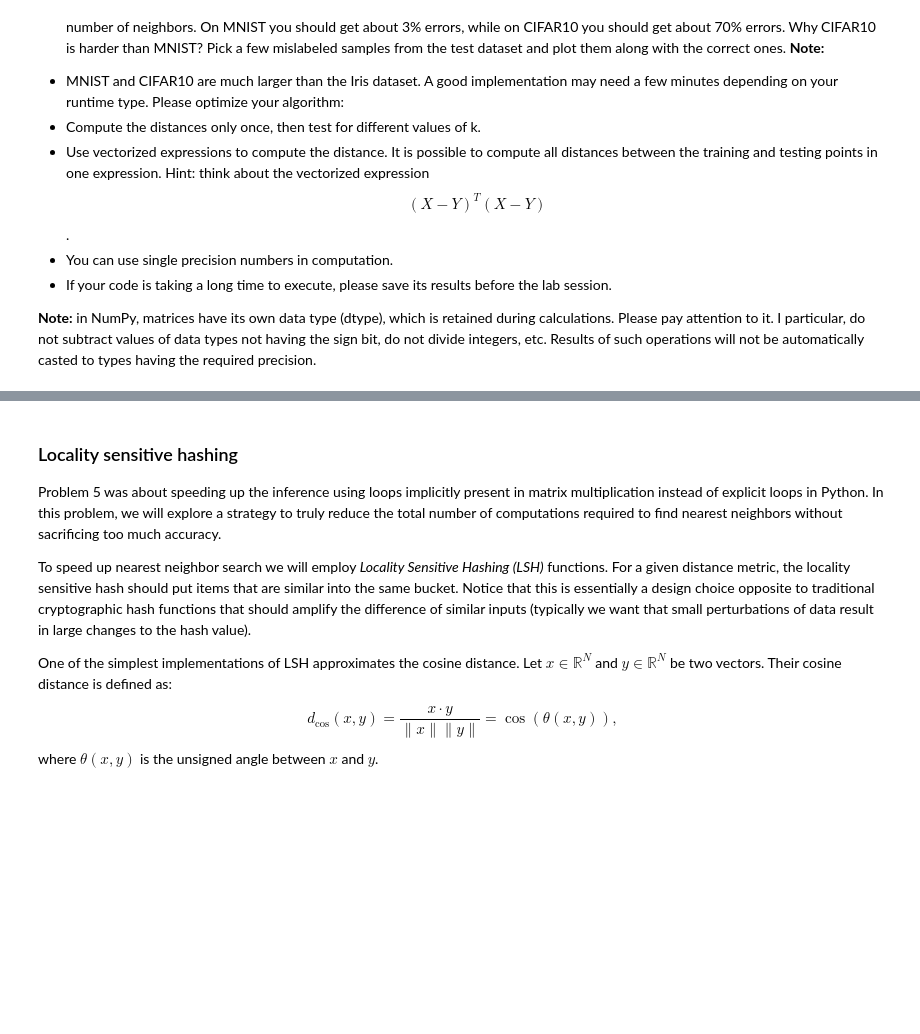
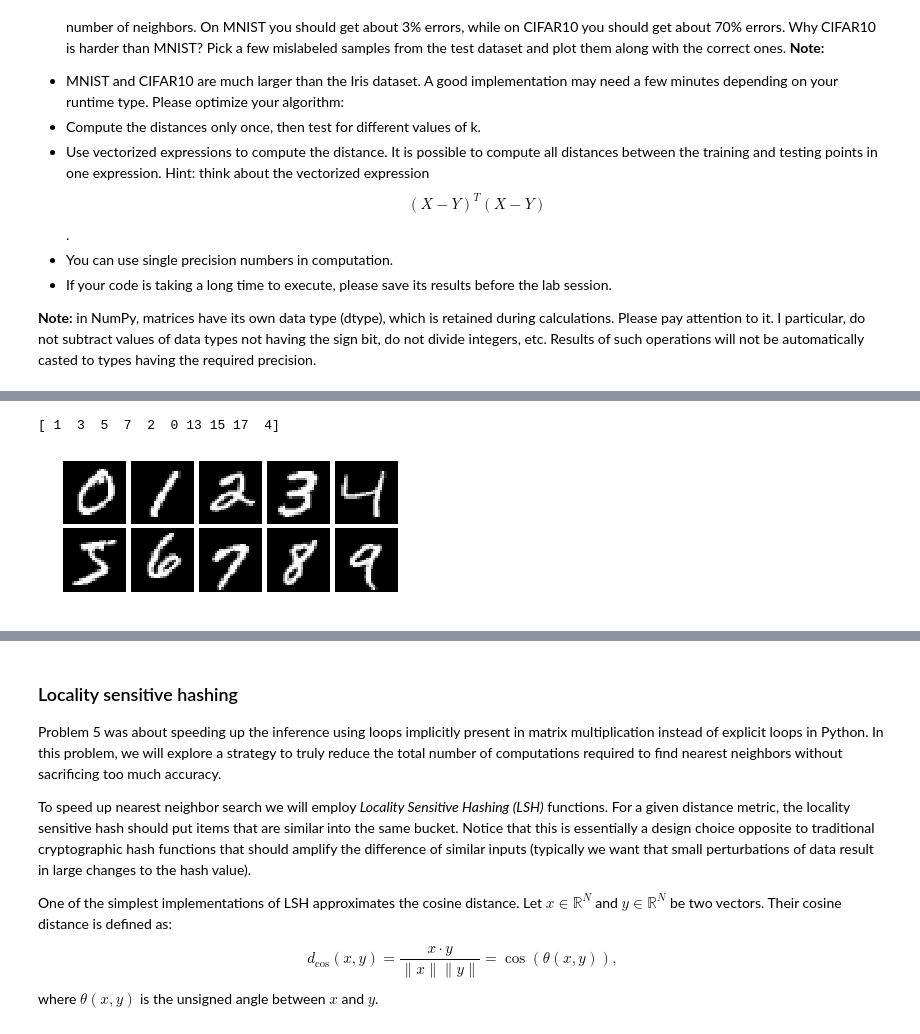
Before and after one commit to derenio/nn_assignments, a Jupyter notebook: assignment1/Assignment1_solutions.ipynb, the cells around one changed output, grey strips where cells are left out. Cells and saved outputs as stored; diff of their text form; code cells hidden in the pictures; blank space fills up the shorter version.

```diff
--- a/assignment1/Assignment1_solutions.ipynb
+++ b/assignment1/Assignment1_solutions.ipynb
@@ -589,8 +589,9 @@ with np.load('mnist.npz') as data:
     mnist_test_data_uint8 = data['test_data']
     mnist_test_labels_int64 = data['test_labels']
 
+MNIST_TRAIN_SIZE = 50000
 # Split train data into train and validation sets
-mnist_train_data_uint8 = mnist_full_train_data_uint8[:50000]
-mnist_train_labels_int64 = mnist_full_train_labels_int64[:50000]
-mnist_valid_data_uint8 = mnist_full_train_data_uint8[50000:]
-mnist_valid_labels_int64 = mnist_full_train_labels_int64[50000:]
+mnist_train_data_uint8 = mnist_full_train_data_uint8[:MNIST_TRAIN_SIZE]
+mnist_train_labels_int64 = mnist_full_train_labels_int64[:MNIST_TRAIN_SIZE]
+mnist_valid_data_uint8 = mnist_full_train_data_uint8[MNIST_TRAIN_SIZE:]
+mnist_valid_labels_int64 = mnist_full_train_labels_int64[MNIST_TRAIN_SIZE:]
@@ -607,4 +627,10 @@ with np.load('cifar.npz') as data:
 # %%
 #
 # TODO: plot an example of each class on MNIST and on CIFAR-10
 #
+labels, indices = np.unique(mnist_train_labels_int64, return_index=True)
+print(indices)
+plot_mat(mnist_train_data_uint8[indices, np.newaxis], cmap='gray')
+# %% [output]
+[ 1  3  5  7  2  0 13 15 17  4]
+[figure, added]
```
Also changed, not shown: parts of 13 cells of this notebook, 1 other file.
